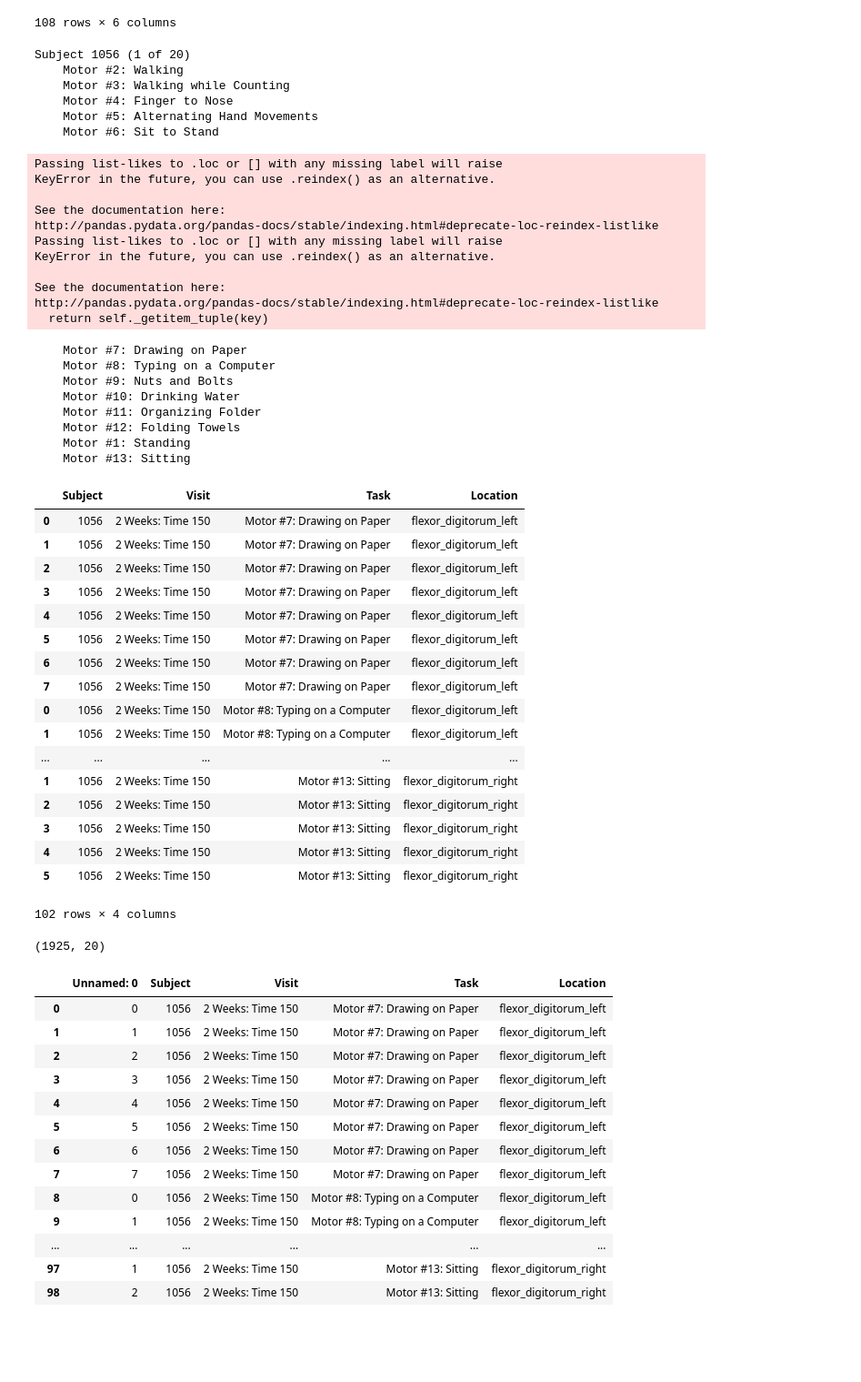
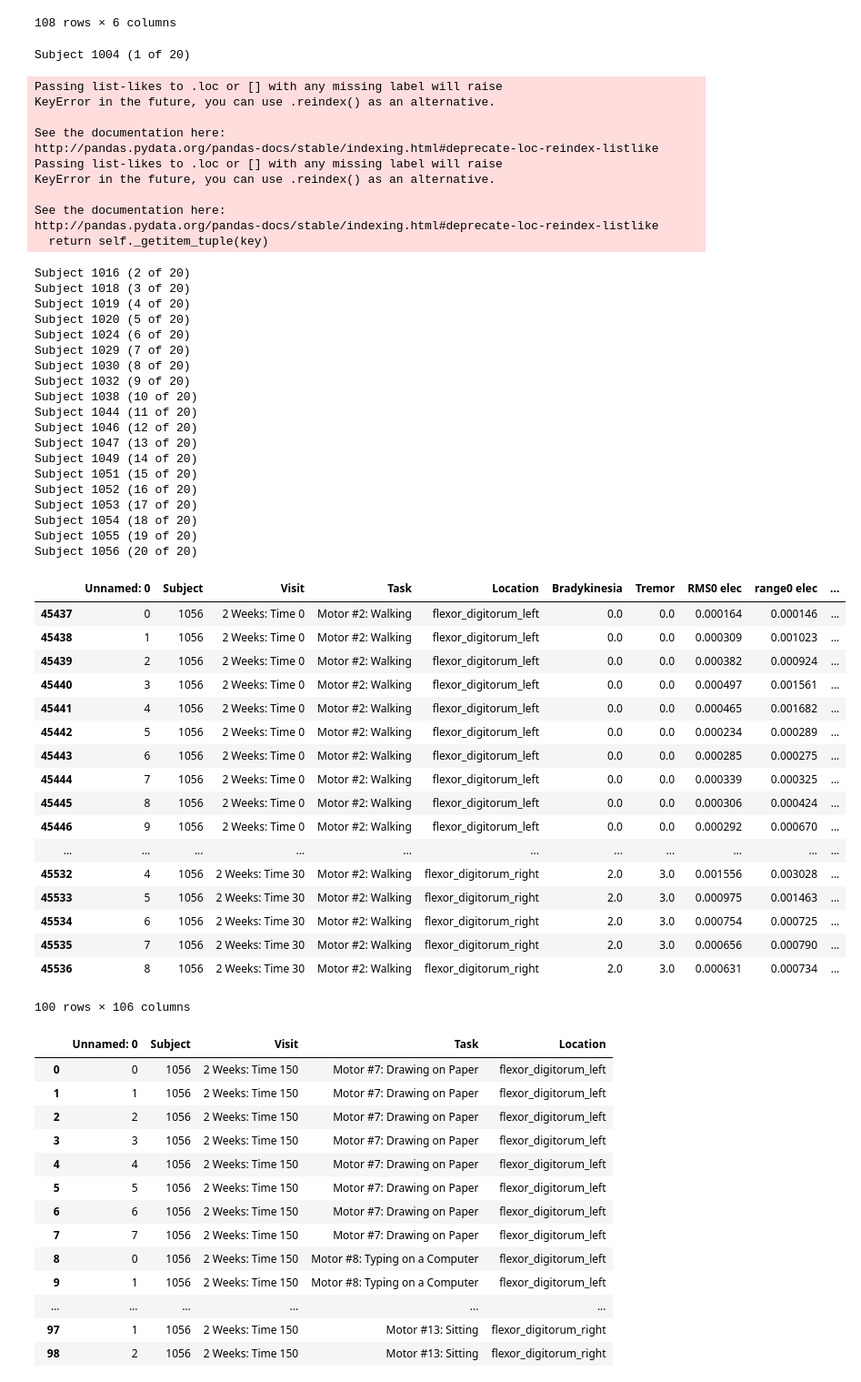
Before and after one commit to sanjeev-tv/CIS-PD, a Jupyter notebook: EMG Data.ipynb, the cells around one changed output. Shown at 91% size. Saved outputs shown, nothing was run; the diff lists cells and outputs as text; code cells hidden in the pictures; blank space fills up the shorter version.

```diff
--- a/EMG Data.ipynb
+++ b/EMG Data.ipynb
@@ -396,15 +395,9 @@ task_scores_all = ['walking','walking while counting','finger to nose','alternat
                'standing','sitting']
 side_list = (['left','right'])
 # %%
-Data = DataAggregator_Moto(full_dict,subj_list,task_list,task_scores_all,side_list)
-Data
+DataAggregator_Moto(full_dict,subj_list,task_list,task_scores_all,side_list)
 # %% [output]
-Subject 1056 (1 of 20)
-    Motor #2: Walking
-    Motor #3: Walking while Counting
-    Motor #4: Finger to Nose
-    Motor #5: Alternating Hand Movements
-    Motor #6: Sit to Stand
+Subject 1004 (1 of 20)
 Passing list-likes to .loc or [] with any missing label will raise
 KeyError in the future, you can use .reindex() as an alternative.
 
@@ -416,37 +409,47 @@ KeyError in the future, you can use .reindex() as an alternative.
 See the documentation here:
 http://pandas.pydata.org/pandas-docs/stable/indexing.html#deprecate-loc-reindex-listlike
   return self._getitem_tuple(key)
-    Motor #7: Drawing on Paper
-    Motor #8: Typing on a Computer
-    Motor #9: Nuts and Bolts
-    Motor #10: Drinking Water
-    Motor #11: Organizing Folder
-    Motor #12: Folding Towels
-    Motor #1: Standing
-    Motor #13: Sitting
+Subject 1016 (2 of 20)
+Subject 1018 (3 of 20)
+Subject 1019 (4 of 20)
+Subject 1020 (5 of 20)
+Subject 1024 (6 of 20)
+Subject 1029 (7 of 20)
+Subject 1030 (8 of 20)
+Subject 1032 (9 of 20)
+Subject 1038 (10 of 20)
+Subject 1044 (11 of 20)
+Subject 1046 (12 of 20)
+Subject 1047 (13 of 20)
+Subject 1049 (14 of 20)
+Subject 1051 (15 of 20)
+Subject 1052 (16 of 20)
+Subject 1053 (17 of 20)
+Subject 1054 (18 of 20)
+Subject 1055 (19 of 20)
+Subject 1056 (20 of 20)
-|  | Subject | Visit | Task | Location |
-| 0 | 1056 | 2 Weeks: Time 150 | Motor #7: Drawing on Paper | flexor_digitorum_left |
-| 1 | 1056 | 2 Weeks: Time 150 | Motor #7: Drawing on Paper | flexor_digitorum_left |
-| 2 | 1056 | 2 Weeks: Time 150 | Motor #7: Drawing on Paper | flexor_digitorum_left |
-| 3 | 1056 | 2 Weeks: Time 150 | Motor #7: Drawing on Paper | flexor_digitorum_left |
-| 4 | 1056 | 2 Weeks: Time 150 | Motor #7: Drawing on Paper | flexor_digitorum_left |
-| 5 | 1056 | 2 Weeks: Time 150 | Motor #7: Drawing on Paper | flexor_digitorum_left |
-| 6 | 1056 | 2 Weeks: Time 150 | Motor #7: Drawing on Paper | flexor_digitorum_left |
-| 7 | 1056 | 2 Weeks: Time 150 | Motor #7: Drawing on Paper | flexor_digitorum_left |
-| 0 | 1056 | 2 Weeks: Time 150 | Motor #8: Typing on a Computer | flexor_digitorum_left |
-| 1 | 1056 | 2 Weeks: Time 150 | Motor #8: Typing on a Computer | flexor_digitorum_left |
-| ... | ... | ... | ... | ... |
-| 1 | 1056 | 2 Weeks: Time 150 | Motor #13: Sitting | flexor_digitorum_right |
-| 2 | 1056 | 2 Weeks: Time 150 | Motor #13: Sitting | flexor_digitorum_right |
-| 3 | 1056 | 2 Weeks: Time 150 | Motor #13: Sitting | flexor_digitorum_right |
-| 4 | 1056 | 2 Weeks: Time 150 | Motor #13: Sitting | flexor_digitorum_right |
-| 5 | 1056 | 2 Weeks: Time 150 | Motor #13: Sitting | flexor_digitorum_right |
-102 rows × 4 columns
 # %%
 d = pd.read_csv('Z:CIS-PD Study\MotorTasks EMG Data.csv')
-d.loc[(np.isnan(d['Tremor']))].shape
+d.loc[(d['Subject']==1056)].head(100)
 # %% [output]
+|  | Unnamed: 0 | Subject | Visit | Task | Location | Bradykinesia | Tremor | RMS0 elec | range0 elec | ... |
+| 45437 | 0 | 1056 | 2 Weeks: Time 0 | Motor #2: Walking | flexor_digitorum_left | 0.0 | 0.0 | 0.000164 | 0.000146 | ... |
+| 45438 | 1 | 1056 | 2 Weeks: Time 0 | Motor #2: Walking | flexor_digitorum_left | 0.0 | 0.0 | 0.000309 | 0.001023 | ... |
+| 45439 | 2 | 1056 | 2 Weeks: Time 0 | Motor #2: Walking | flexor_digitorum_left | 0.0 | 0.0 | 0.000382 | 0.000924 | ... |
+| 45440 | 3 | 1056 | 2 Weeks: Time 0 | Motor #2: Walking | flexor_digitorum_left | 0.0 | 0.0 | 0.000497 | 0.001561 | ... |
+| 45441 | 4 | 1056 | 2 Weeks: Time 0 | Motor #2: Walking | flexor_digitorum_left | 0.0 | 0.0 | 0.000465 | 0.001682 | ... |
+| 45442 | 5 | 1056 | 2 Weeks: Time 0 | Motor #2: Walking | flexor_digitorum_left | 0.0 | 0.0 | 0.000234 | 0.000289 | ... |
+| 45443 | 6 | 1056 | 2 Weeks: Time 0 | Motor #2: Walking | flexor_digitorum_left | 0.0 | 0.0 | 0.000285 | 0.000275 | ... |
+| 45444 | 7 | 1056 | 2 Weeks: Time 0 | Motor #2: Walking | flexor_digitorum_left | 0.0 | 0.0 | 0.000339 | 0.000325 | ... |
+| 45445 | 8 | 1056 | 2 Weeks: Time 0 | Motor #2: Walking | flexor_digitorum_left | 0.0 | 0.0 | 0.000306 | 0.000424 | ... |
+| 45446 | 9 | 1056 | 2 Weeks: Time 0 | Motor #2: Walking | flexor_digitorum_left | 0.0 | 0.0 | 0.000292 | 0.000670 | ... |
+| ... | ... | ... | ... | ... | ... | ... | ... | ... | ... | ... |
+| 45532 | 4 | 1056 | 2 Weeks: Time 30 | Motor #2: Walking | flexor_digitorum_right | 2.0 | 3.0 | 0.001556 | 0.003028 | ... |
+| 45533 | 5 | 1056 | 2 Weeks: Time 30 | Motor #2: Walking | flexor_digitorum_right | 2.0 | 3.0 | 0.000975 | 0.001463 | ... |
+| 45534 | 6 | 1056 | 2 Weeks: Time 30 | Motor #2: Walking | flexor_digitorum_right | 2.0 | 3.0 | 0.000754 | 0.000725 | ... |
+| 45535 | 7 | 1056 | 2 Weeks: Time 30 | Motor #2: Walking | flexor_digitorum_right | 2.0 | 3.0 | 0.000656 | 0.000790 | ... |
+| 45536 | 8 | 1056 | 2 Weeks: Time 30 | Motor #2: Walking | flexor_digitorum_right | 2.0 | 3.0 | 0.000631 | 0.000734 | ... |
-(1925, 20)
+100 rows × 106 columns
 # %%
 pd.read_csv('Z:CIS-PD Study\MotorTasks Unprocessed EMG Data.csv')
 # %% [output]
```
Also changed, not shown: parts of 15 cells of this notebook, 7 other files.
